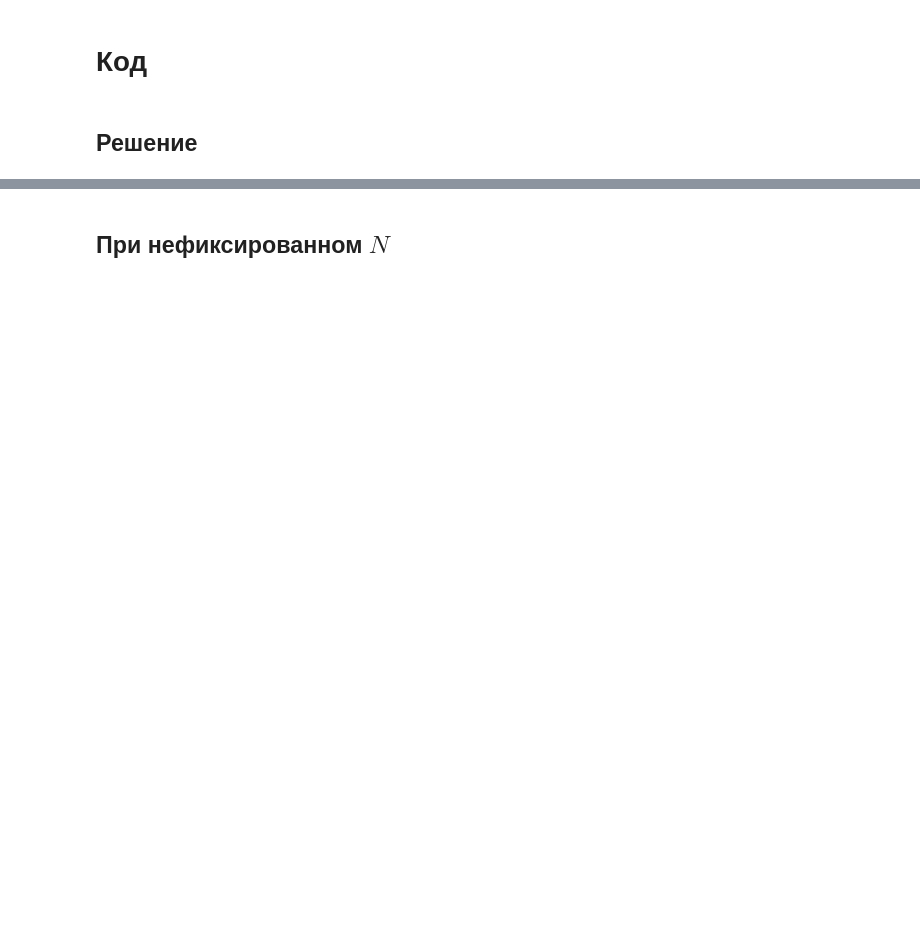
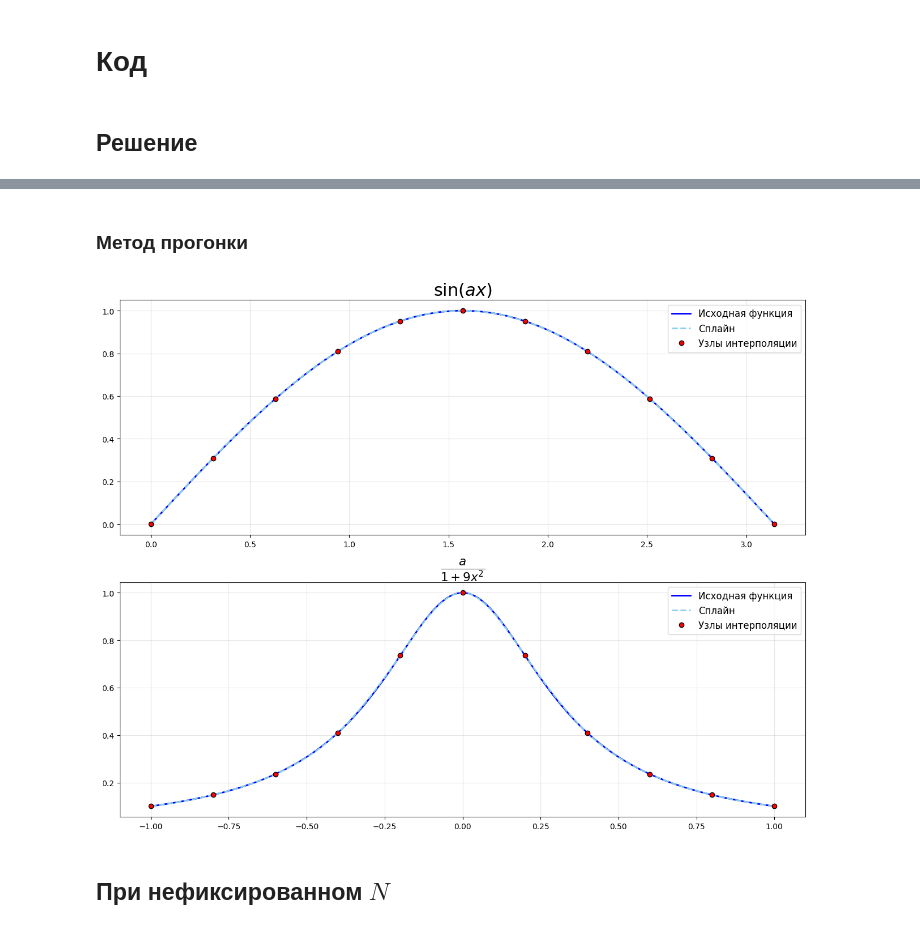
Before and after one commit to Jrol123/CalcMath, a Jupyter notebook: S7/L1/l1.ipynb, the cells around one changed output, grey strips where cells are left out. Cells and saved outputs as stored; diff of their text form; code cells hidden in the pictures; blank space fills up the shorter version.

```diff
--- a/S7/L1/l1.ipynb
+++ b/S7/L1/l1.ipynb
@@ -33,0 +87,2 @@ border_funcs = zip(A, B, funcs_funcs, funcs_names)
+# %%
+data = list(zip(funcs_funcs, funcs_dfuncs, funcs_ddfuncs, funcs_names, A, B))
@@ -34,5 +111,13 @@ border_funcs = zip(A, B, funcs_funcs, funcs_names)
 # %%
-def gen_points(start, stop, N: int) -> tuple[np.ndarray, float]:
+def gen_points(
+    start: float,
+    stop: float,
+    N: int,
+    is_rand: bool = False,
+) -> tuple[np.ndarray, float]:
     x = np.linspace(start, stop, N)
     h = x[1] - x[0]
+    if is_rand:
+        for idx in range(1, len(x) - 1):
+            x[idx] += np.random.random() * 2 * h / 3 - h / 3
     return x, h
@@ -100,2 +195,49 @@ plt.plot()
+# %% [markdown]
+### Метод прогонки
+# %%
+a = 1
+N = 10
+
+plt.figure(figsize=(25, 10))
+for idx, (function, dfunction, ddfunction, function_name, start, stop) in enumerate(
+    data
+):
+    # Получаем узлы интерполяции и наклоны
+    x, y, m, h = calc(a, N, function, dfunction, ddfunction, function_name, start, stop)
+
+    # Генерируем плотную сетку для гладкого отображения
+    x_dense = np.linspace(start, stop, 1000)
+
+    # Вычисляем значения исходной функции и сплайна на плотной сетке
+    y_true = function(x_dense, a)
+    y_spline = spline_eval(x_dense, x, y, m, h)
+
+    # Строим графики
+    plt.subplot(2, 2, idx * 2 + 1)
+    plt.title(f"{function_name}", fontsize=22)
+    plt.plot(x_dense, y_true, "blue", label="Исходная функция", linewidth=2)
+    plt.plot(
+        x_dense, y_spline, color="skyblue", linestyle="--", label="Сплайн", linewidth=2
+    )
+    plt.plot(
+        x, y, "ro", label="Узлы интерполяции", markersize=6, markeredgecolor="black"
+    )
+    plt.legend(fontsize=12)
+    plt.grid(True, alpha=0.3)
+
+    # # Дополнительно: график ошибки
+    # plt.subplot(2, 2, idx * 2 + 2)
+    # error = np.abs(y_true - y_spline)
+    # plt.plot(x_dense, error, "red", label="Абсолютная ошибка", linewidth=2)
+    # plt.title(f"Ошибка интерполяции: {function_name}", fontsize=22)
+    # plt.xlabel("x")
+    # plt.ylabel("|f(x) - S(x)|")
+    # plt.legend(fontsize=12)
+    # plt.grid(True, alpha=0.3)
+
+plt.tight_layout()
+plt.show()
+# %% [output]
+[figure, added]
 # %% [markdown]
 ## При нефиксированном $N$
```
Also changed, not shown: parts of 18 cells of this notebook, 1 other file.
